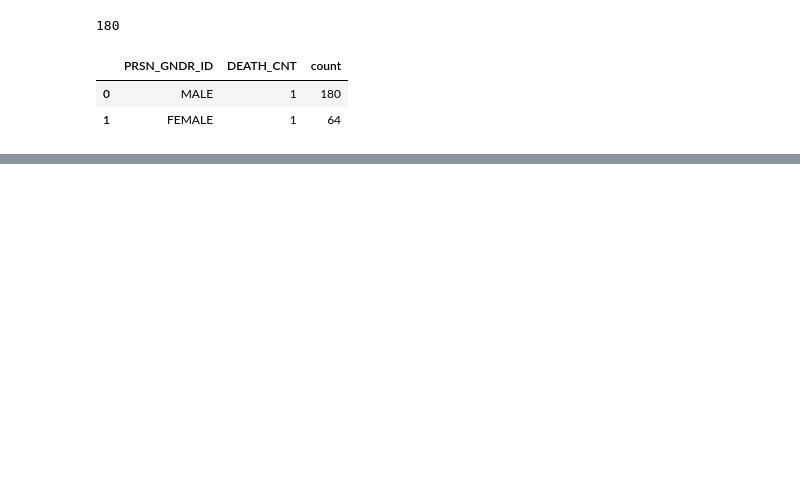
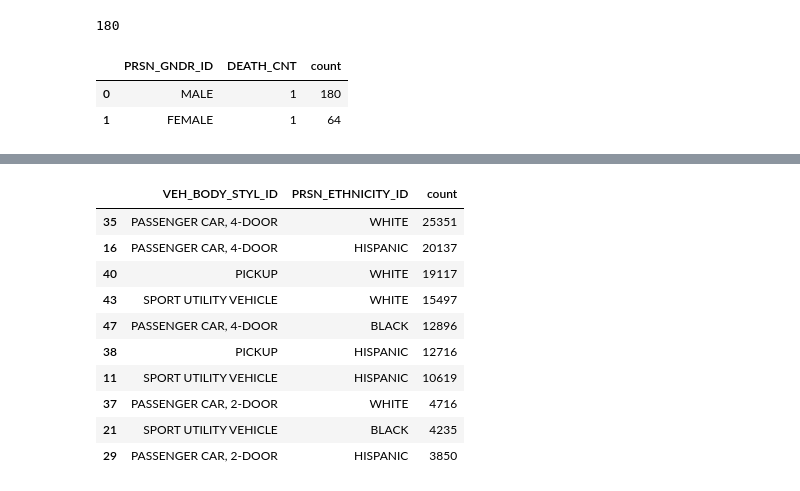
Before and after one commit to Vivek-Murali/CarCrashAnalysis, a Jupyter notebook: notebooks/workbook.ipynb, the cells around one changed output, grey strips where cells are left out. Cells and saved outputs as stored; diff of their text form; code cells hidden in the pictures; blank space fills up the shorter version.

```diff
--- a/notebooks/workbook.ipynb
+++ b/notebooks/workbook.ipynb
@@ -93,0 +263,20 @@ AnalysisException: cannot resolve 'isnan(PRSN_DEATH_TIME)' due to data type mism
+# %%
+ethnicDataframe = personDataframe.filter("PRSN_ETHNICITY_ID != 'NA' and PRSN_ETHNICITY_ID != 'UNKNOWN' and PRSN_ETHNICITY_ID != 'OTHER'").select('CRASH_ID','UNIT_NBR','PRSN_ETHNICITY_ID')
+# removing rows where vehicle body style id is not registered
+bodyStyleDataframe = unitDataframe.filter("VEH_BODY_STYL_ID != 'NA' and VEH_BODY_STYL_ID != 'UNKNOWN' and VEH_BODY_STYL_ID != 'NOT REPORTED'").filter(~col('VEH_BODY_STYL_ID').like('OTHER%')).select('CRASH_ID','UNIT_NBR','VEH_BODY_STYL_ID')
+combinedDataframe = bodyStyleDataframe.join(ethnicDataframe,on=['CRASH_ID','UNIT_NBR'],how='inner')
+bodyStyleEthnicDataframe = combinedDataframe.groupBy('VEH_BODY_STYL_ID','PRSN_ETHNICITY_ID').count()
+# %%
+bodyStyleEthnicDataframe.toPandas().sort_values('count',ascending=False).head(10)
+# %% [output]
+|  | VEH_BODY_STYL_ID | PRSN_ETHNICITY_ID | count |
+| 35 | PASSENGER CAR, 4-DOOR | WHITE | 25351 |
+| 16 | PASSENGER CAR, 4-DOOR | HISPANIC | 20137 |
+| 40 | PICKUP | WHITE | 19117 |
+| 43 | SPORT UTILITY VEHICLE | WHITE | 15497 |
+| 47 | PASSENGER CAR, 4-DOOR | BLACK | 12896 |
+| 38 | PICKUP | HISPANIC | 12716 |
+| 11 | SPORT UTILITY VEHICLE | HISPANIC | 10619 |
+| 37 | PASSENGER CAR, 2-DOOR | WHITE | 4716 |
+| 21 | SPORT UTILITY VEHICLE | BLACK | 4235 |
+| 29 | PASSENGER CAR, 2-DOOR | HISPANIC | 3850 |
```
Also changed, not shown: parts of 47 cells of this notebook, 5 other files.
